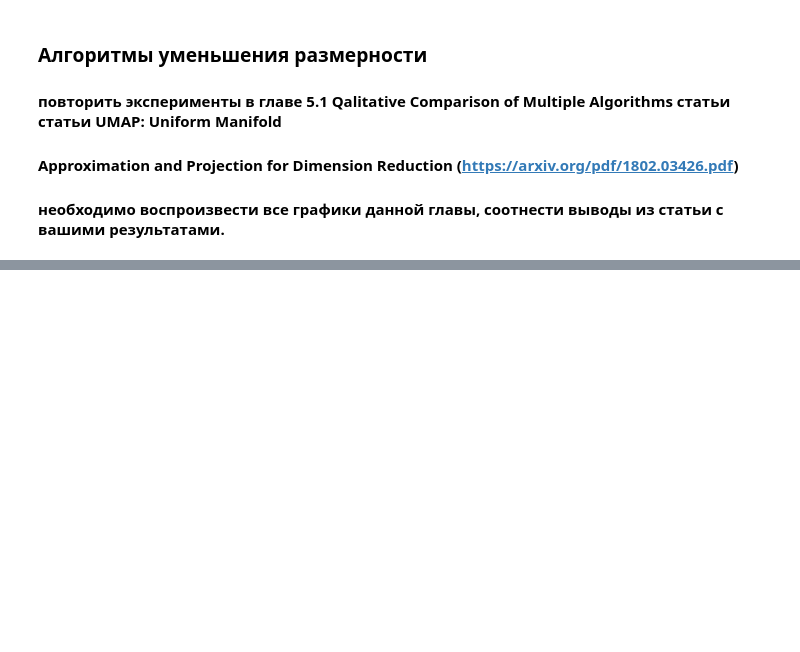
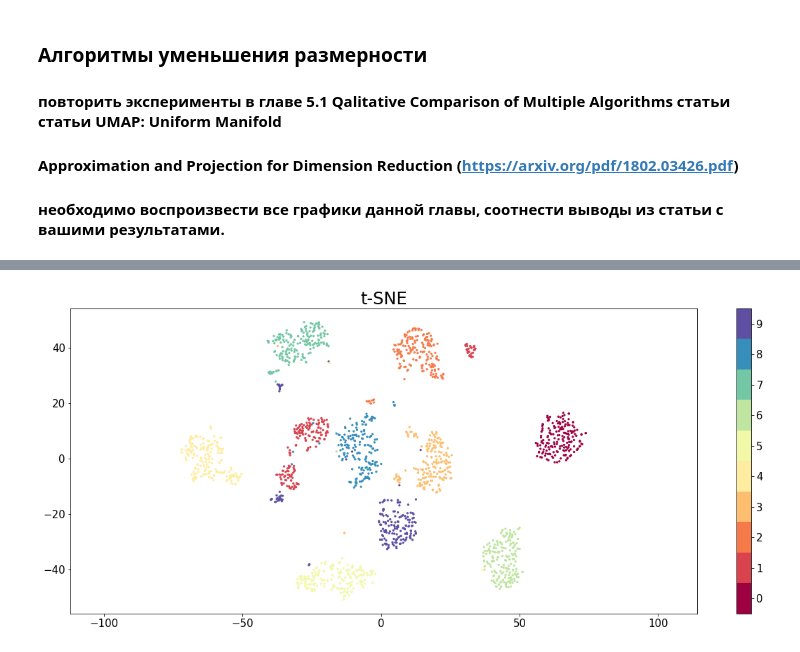
Before and after one commit to 4eckah78/machine-learning, a Jupyter notebook: homework1.ipynb, the cells around one changed output, grey strips where cells are left out. Drawn from its saved outputs; the diff is of its cells as text; code cells hidden in the pictures; blank space fills up the shorter version.

```diff
--- a/homework1.ipynb
+++ b/homework1.ipynb
@@ -254,3 +256,11 @@ plt.title("UMAP", fontsize=24);
+# %%
+embedding = tsne.fit_transform(mnist)
+plt.scatter(embedding[:, 0], embedding[:, 1], c=digits.target, cmap='Spectral', s=5)
+plt.gca().set_aspect('equal', 'datalim')
+plt.colorbar(boundaries=np.arange(11)-0.5).set_ticks(np.arange(10))
+plt.title("t-SNE", fontsize=24);
+# %% [output]
+[figure, added]
 # %%
 embedding = umap.fit_transform(mnist)
 plt.scatter(embedding[:, 0], embedding[:, 1], c=digits.target, cmap='Spectral', s=5)
```
Also changed, not shown: parts of 3 cells of this notebook.
